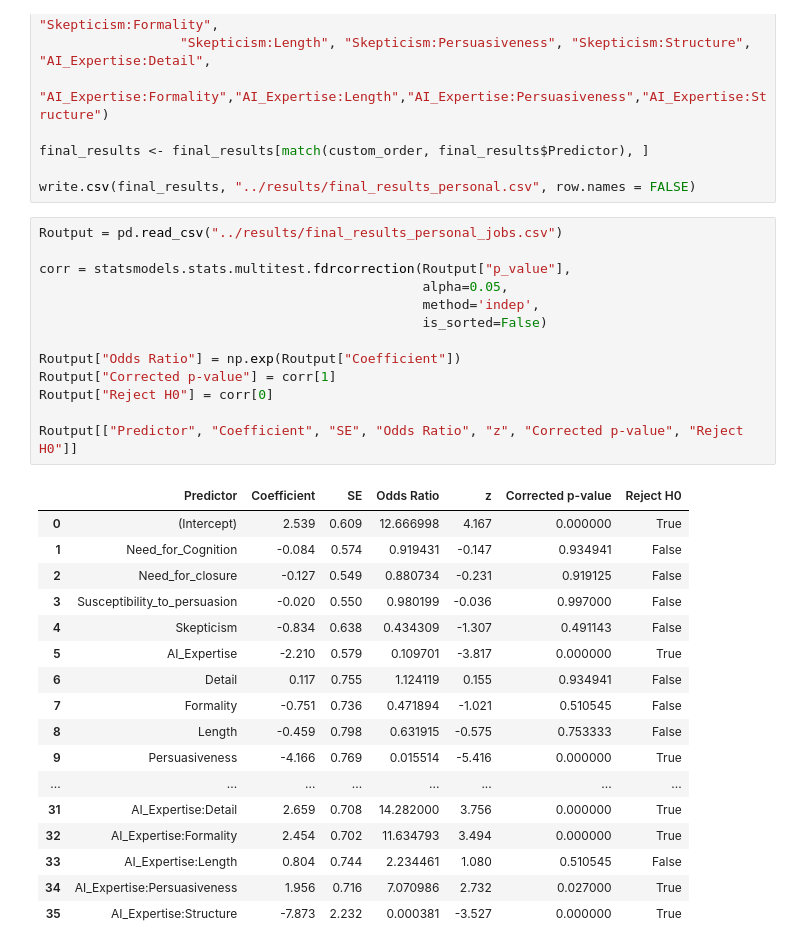
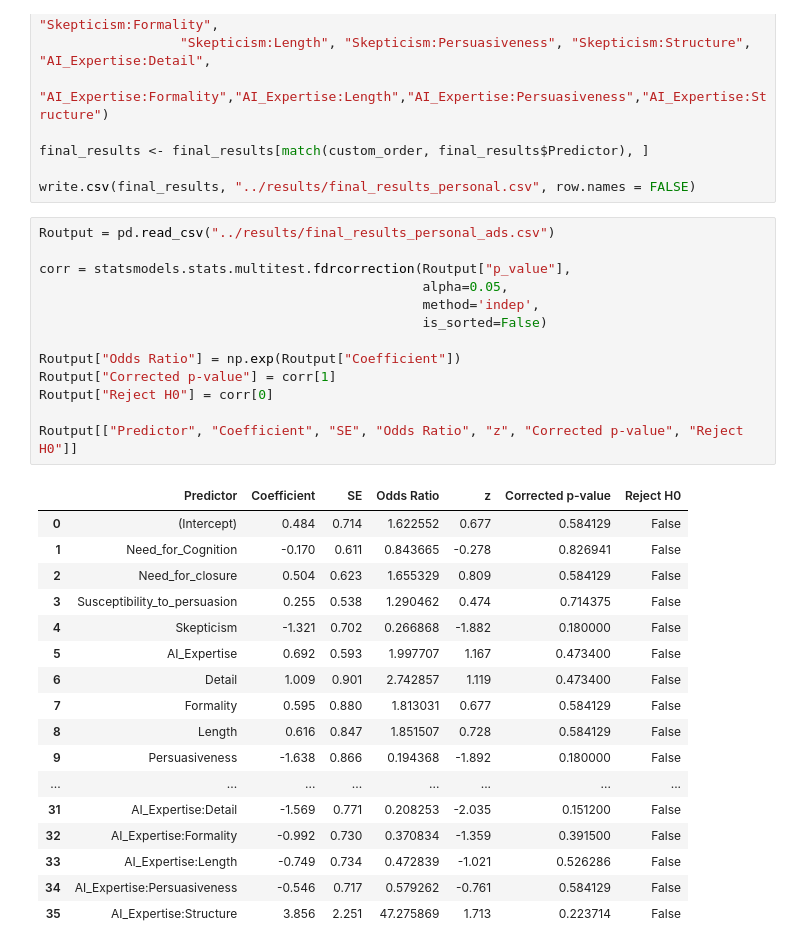
Before and after one commit to Roan-Schellingerhout/TORS, a Jupyter notebook: analysis/EDA_and_analysis_jobs.ipynb, the cells around one changed output. Drawn from its saved outputs; the diff is of its cells as text.

```diff
--- a/analysis/EDA_and_analysis_jobs.ipynb
+++ b/analysis/EDA_and_analysis_jobs.ipynb
@@ -824,33 +836,33 @@ final_results <- final_results[match(custom_order, final_results$Predictor), ]
 
 write.csv(final_results, "../results/final_results_personal.csv", row.names = FALSE)
 # %%
-Routput = pd.read_csv("../results/final_results_personal_jobs.csv")
+Routput = pd.read_csv("../results/final_results_personal_ads.csv")
 
 corr = statsmodels.stats.multitest.fdrcorrection(Routput["p_value"],
                                                  alpha=0.05,
                                                  method='indep',
                                                  is_sorted=False)
 
 Routput["Odds Ratio"] = np.exp(Routput["Coefficient"])
 Routput["Corrected p-value"] = corr[1]
 Routput["Reject H0"] = corr[0]
 
 Routput[["Predictor", "Coefficient", "SE", "Odds Ratio", "z", "Corrected p-value", "Reject H0"]]
 # %% [output]
 |  | Predictor | Coefficient | SE | Odds Ratio | z | Corrected p-value | Reject H0 |
-| 0 | (Intercept) | 2.539 | 0.609 | 12.666998 | 4.167 | 0.000000 | True |
-| 1 | Need_for_Cognition | -0.084 | 0.574 | 0.919431 | -0.147 | 0.934941 | False |
-| 2 | Need_for_closure | -0.127 | 0.549 | 0.880734 | -0.231 | 0.919125 | False |
-| 3 | Susceptibility_to_persuasion | -0.020 | 0.550 | 0.980199 | -0.036 | 0.997000 | False |
-| 4 | Skepticism | -0.834 | 0.638 | 0.434309 | -1.307 | 0.491143 | False |
-| 5 | AI_Expertise | -2.210 | 0.579 | 0.109701 | -3.817 | 0.000000 | True |
-| 6 | Detail | 0.117 | 0.755 | 1.124119 | 0.155 | 0.934941 | False |
-| 7 | Formality | -0.751 | 0.736 | 0.471894 | -1.021 | 0.510545 | False |
-| 8 | Length | -0.459 | 0.798 | 0.631915 | -0.575 | 0.753333 | False |
-| 9 | Persuasiveness | -4.166 | 0.769 | 0.015514 | -5.416 | 0.000000 | True |
+| 0 | (Intercept) | 0.484 | 0.714 | 1.622552 | 0.677 | 0.584129 | False |
+| 1 | Need_for_Cognition | -0.170 | 0.611 | 0.843665 | -0.278 | 0.826941 | False |
+| 2 | Need_for_closure | 0.504 | 0.623 | 1.655329 | 0.809 | 0.584129 | False |
+| 3 | Susceptibility_to_persuasion | 0.255 | 0.538 | 1.290462 | 0.474 | 0.714375 | False |
+| 4 | Skepticism | -1.321 | 0.702 | 0.266868 | -1.882 | 0.180000 | False |
+| 5 | AI_Expertise | 0.692 | 0.593 | 1.997707 | 1.167 | 0.473400 | False |
+| 6 | Detail | 1.009 | 0.901 | 2.742857 | 1.119 | 0.473400 | False |
+| 7 | Formality | 0.595 | 0.880 | 1.813031 | 0.677 | 0.584129 | False |
+| 8 | Length | 0.616 | 0.847 | 1.851507 | 0.728 | 0.584129 | False |
+| 9 | Persuasiveness | -1.638 | 0.866 | 0.194368 | -1.892 | 0.180000 | False |
 | ... | ... | ... | ... | ... | ... | ... | ... |
-| 31 | AI_Expertise:Detail | 2.659 | 0.708 | 14.282000 | 3.756 | 0.000000 | True |
-| 32 | AI_Expertise:Formality | 2.454 | 0.702 | 11.634793 | 3.494 | 0.000000 | True |
-| 33 | AI_Expertise:Length | 0.804 | 0.744 | 2.234461 | 1.080 | 0.510545 | False |
-| 34 | AI_Expertise:Persuasiveness | 1.956 | 0.716 | 7.070986 | 2.732 | 0.027000 | True |
-| 35 | AI_Expertise:Structure | -7.873 | 2.232 | 0.000381 | -3.527 | 0.000000 | True |
+| 31 | AI_Expertise:Detail | -1.569 | 0.771 | 0.208253 | -2.035 | 0.151200 | False |
+| 32 | AI_Expertise:Formality | -0.992 | 0.730 | 0.370834 | -1.359 | 0.391500 | False |
+| 33 | AI_Expertise:Length | -0.749 | 0.734 | 0.472839 | -1.021 | 0.526286 | False |
+| 34 | AI_Expertise:Persuasiveness | -0.546 | 0.717 | 0.579262 | -0.761 | 0.584129 | False |
+| 35 | AI_Expertise:Structure | 3.856 | 2.251 | 47.275869 | 1.713 | 0.223714 | False |
```
Also changed, not shown: parts of 3 cells of this notebook, 17 other files.
